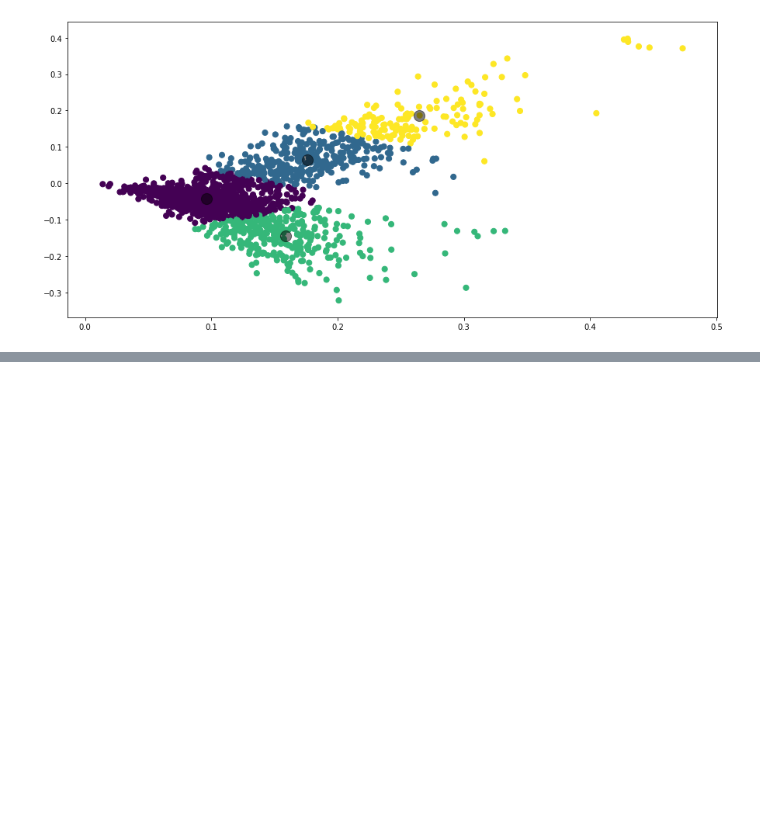
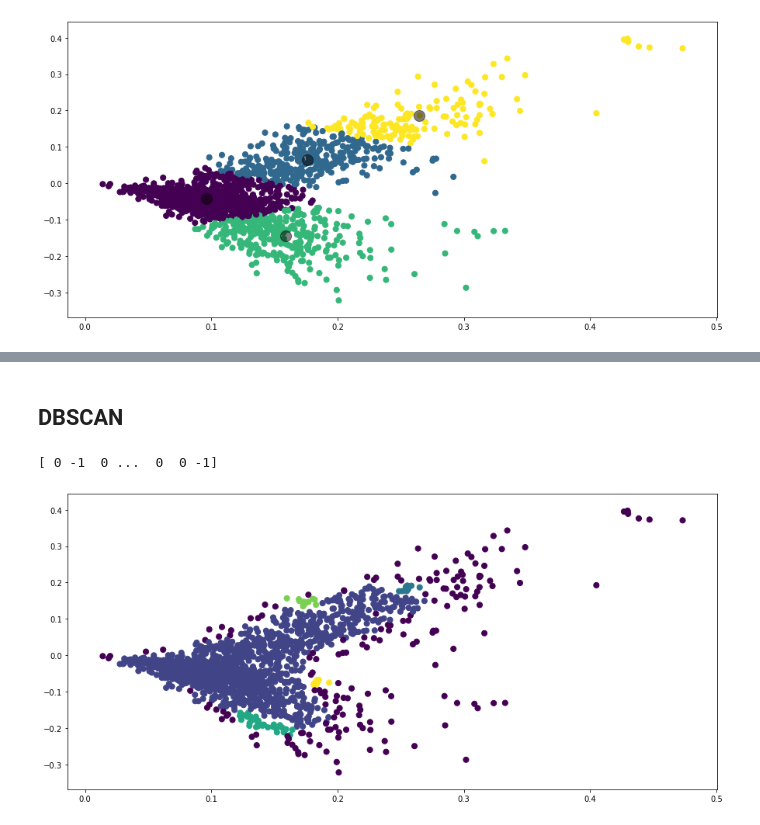
Before and after one commit to Stepess/Text_Processing, a Jupyter notebook: text_and_dim_reduction.ipynb, the cells around one changed output, grey strips where cells are left out. Cells and saved outputs as stored; diff of their text form; code cells hidden in the pictures; blank space fills up the shorter version.

```diff
--- a/text_and_dim_reduction.ipynb
+++ b/text_and_dim_reduction.ipynb
@@ -318,0 +348,15 @@ plot_clusters_with_centers(X_train_svd, y_kmeans, kmeans.cluster_centers_)
+# %% [markdown]
+## DBSCAN
+# %%
+from sklearn.cluster import DBSCAN
+
+#eps=0.1, min_samples=3
+
+dbscan = DBSCAN(eps=0.01, min_samples=5)
+pred_dbscan = dbscan.fit_predict(X_train_svd)
+print(pred_dbscan)
+
+plot_clusters(X_train_svd, pred_dbscan)
+# %% [output]
+[ 0 -1  0 ...  0  0 -1]
+[figure, added]
```
Also changed, not shown: parts of 19 cells of this notebook.
